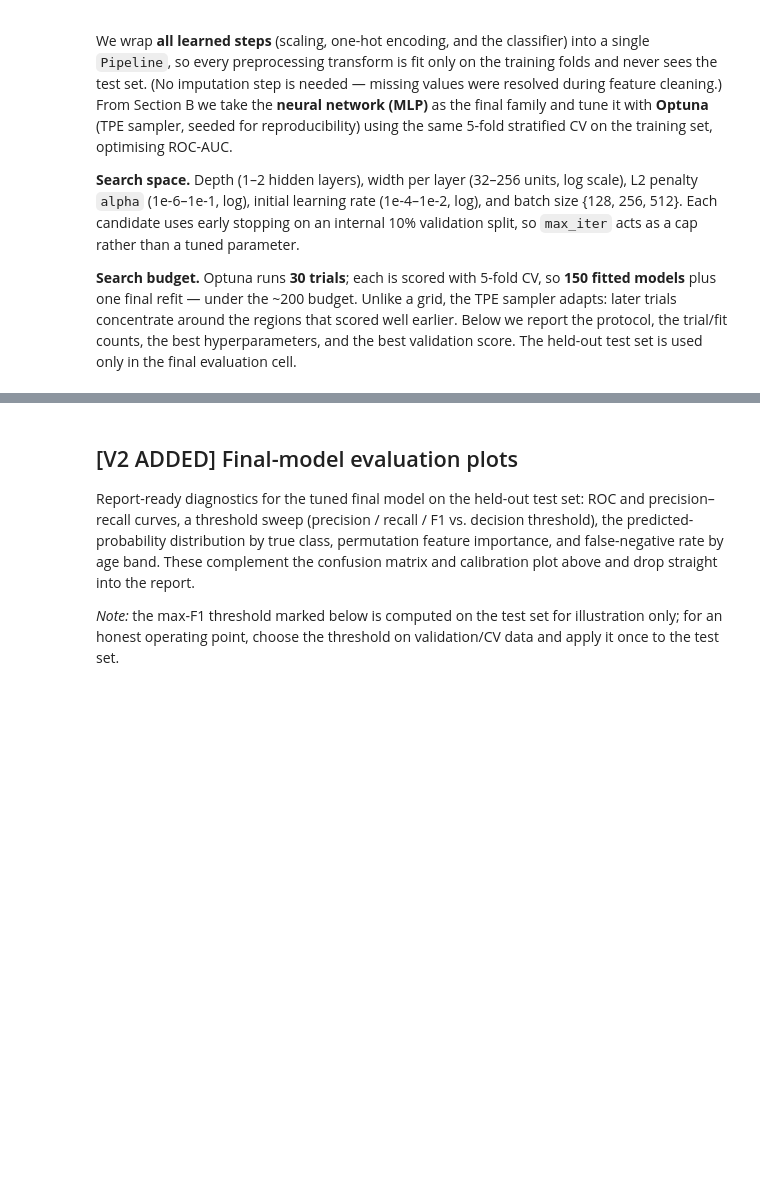
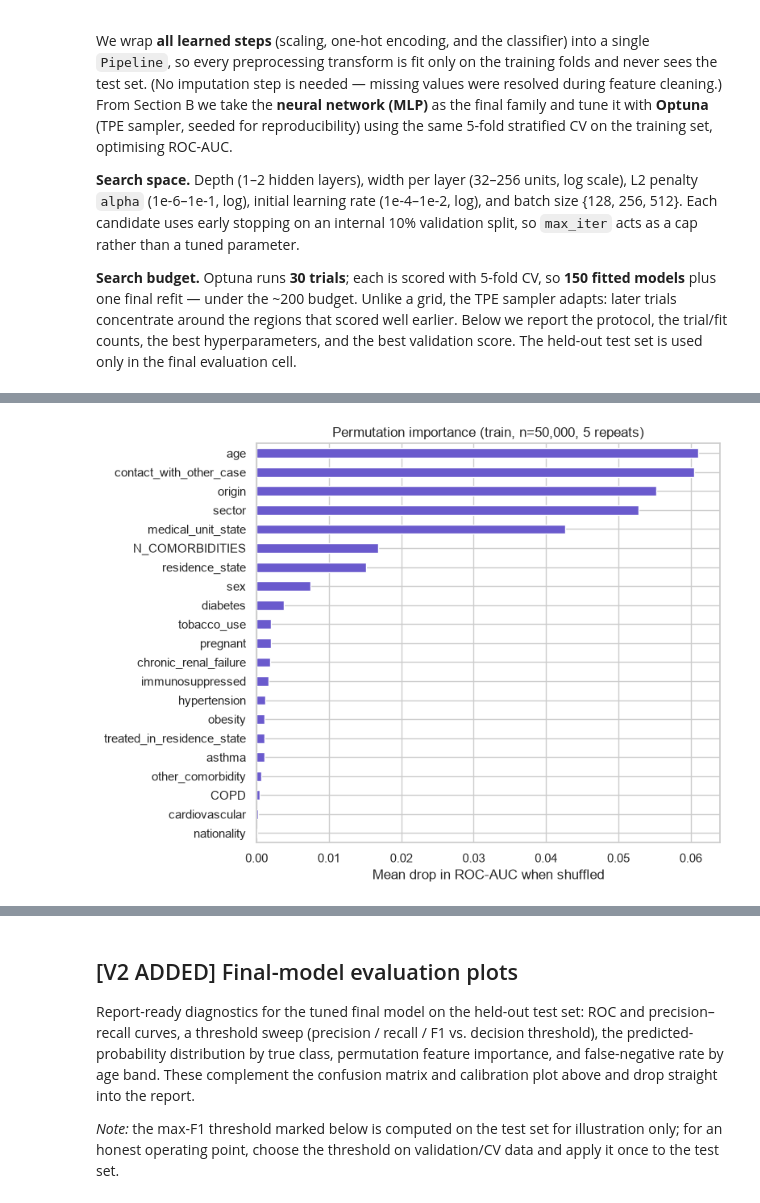
Before and after one commit to dfd0430/ml, a Jupyter notebook: project_notebook_v2_training.ipynb, the cells around one changed output, grey strips where cells are left out. Saved outputs shown, nothing was run; the diff lists cells and outputs as text; code cells hidden in the pictures; blank space fills up the shorter version.

```diff
--- a/project_notebook_v2_training.ipynb
+++ b/project_notebook_v2_training.ipynb
@@ -212,3 +346,26 @@ print("best_model trained on the full training set with the fixed best hyperpara
+# %%
+# ===== [V3 ADDED] Permutation importance on TRAINING data (decision-safe). =====
+# Same setup as the test-set version below, but shuffling training rows — safe to use
+# for feature decisions. Uses best_model as fitted on the full training set; subsampled
+# for speed like the test-set variant.
+from sklearn.inspection import permutation_importance
+
+rng = np.random.RandomState(RANDOM_STATE)
+n_pi = min(50000, len(X_train))
+sub = rng.choice(len(X_train), size=n_pi, replace=False)
+pi_train = permutation_importance(best_model, X_train.iloc[sub], y_train.iloc[sub],
+                                  scoring='roc_auc', n_repeats=5,
+                                  random_state=RANDOM_STATE, n_jobs=-1)
+imp_train = (pd.Series(pi_train.importances_mean, index=X_train.columns)
+             .sort_values(ascending=True))
+
+fig, ax = plt.subplots(figsize=(8, 6))
+imp_train.plot.barh(ax=ax, color='slateblue')
+ax.set_xlabel("Mean drop in ROC-AUC when shuffled")
+ax.set_title(f"Permutation importance (train, n={n_pi:,}, 5 repeats)")
+plt.tight_layout(); plt.show()
+# %% [output]
+[figure, added]
 # %%
 from sklearn.metrics import (roc_auc_score, average_precision_score, f1_score,
                              recall_score, precision_score, confusion_matrix,
```
Also changed, not shown: parts of 11 cells of this notebook, 1 other file.
